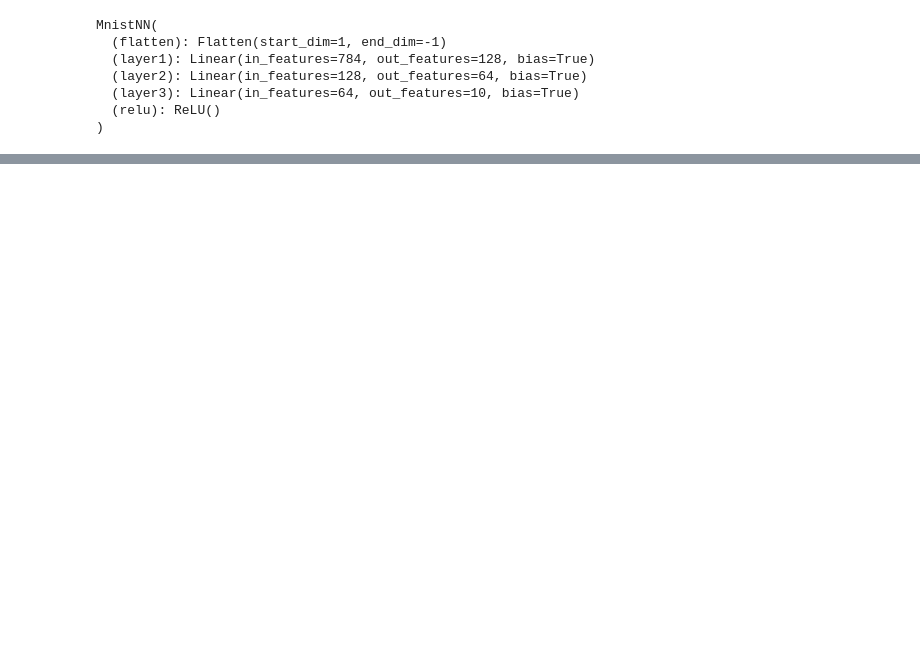
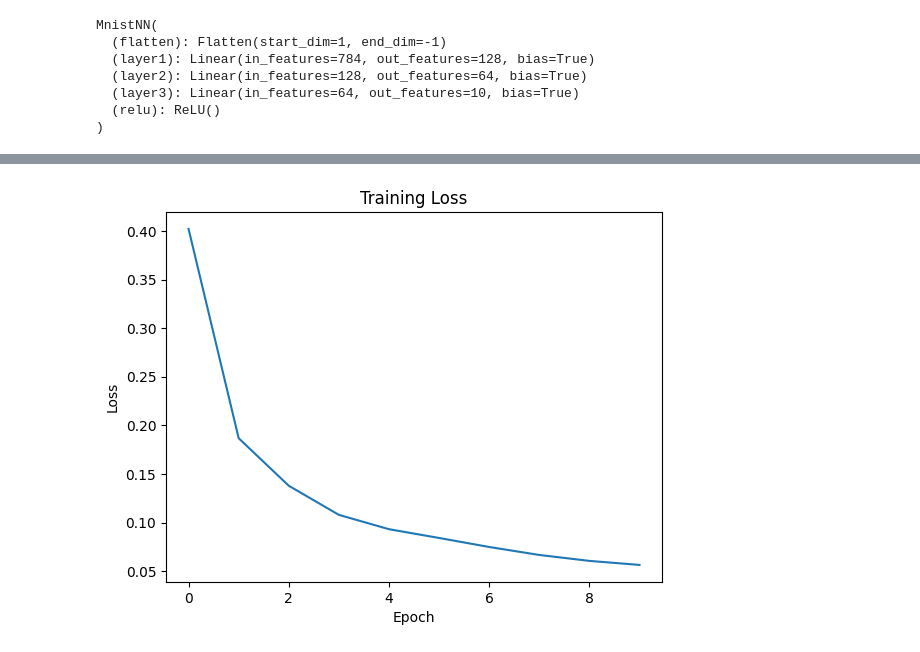
Before and after one commit to AkshitaSharma211/ml-journey, a Jupyter notebook: 07_neural_networks/neralnetworks_mnist.ipynb, the cells around one changed output, grey strips where cells are left out. Saved outputs shown, nothing was run; the diff lists cells and outputs as text; code cells hidden in the pictures; blank space fills up the shorter version.

```diff
--- a/07_neural_networks/neralnetworks_mnist.ipynb
+++ b/07_neural_networks/neralnetworks_mnist.ipynb
@@ -97,0 +106,8 @@ plt.show()
+# %%
+plt.plot(losses)
+plt.title('Training Loss')
+plt.xlabel('Epoch')
+plt.ylabel('Loss')
+plt.show()
+# %% [output]
+[figure, added]
```
Also changed, not shown: parts of 3 cells of this notebook, 1 other file.
